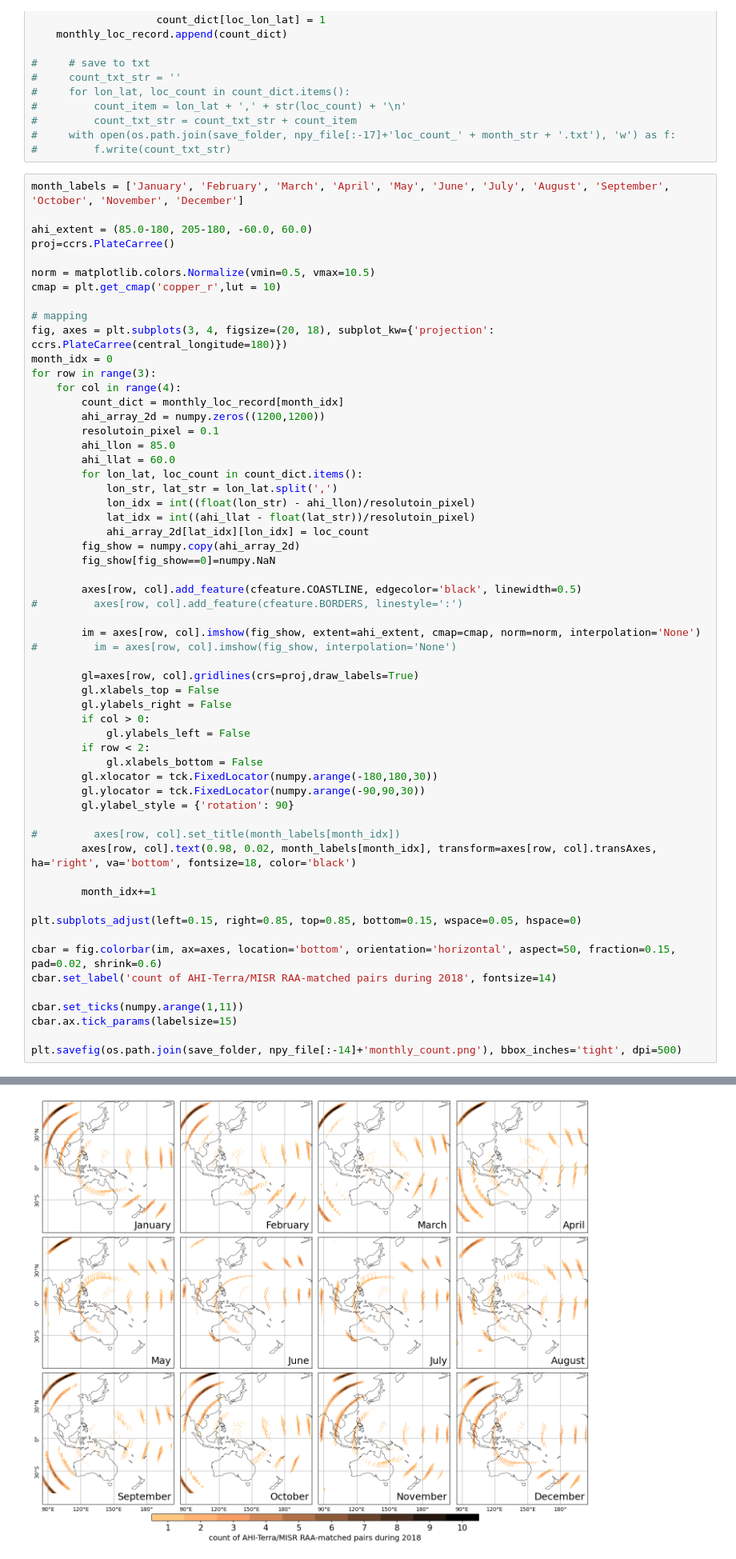
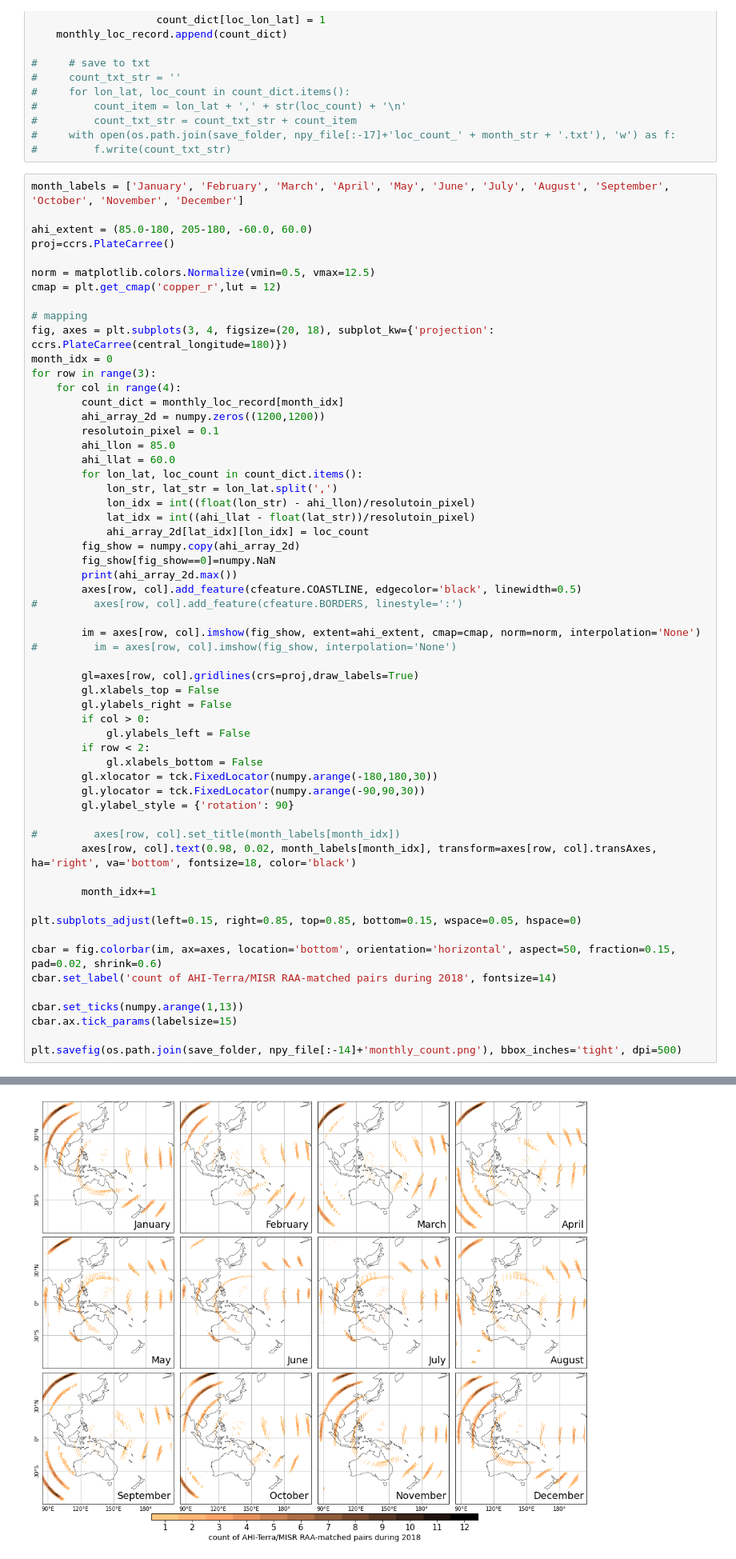
Before and after one commit to Bosh0113/MISR_AHI, a Jupyter notebook: Data_Screening/statistics/AHI-MISR/03_MISR_only_RAA_display.ipynb, the cells around one changed output, grey strips where cells are left out. Shown at 80% size. Saved outputs shown, nothing was run; the diff lists cells and outputs as text.

```diff
--- a/Data_Screening/statistics/AHI-MISR/03_MISR_only_RAA_display.ipynb
+++ b/Data_Screening/statistics/AHI-MISR/03_MISR_only_RAA_display.ipynb
@@ -73,8 +73,8 @@ month_labels = ['January', 'February', 'March', 'April', 'May', 'June', 'July',
 ahi_extent = (85.0-180, 205-180, -60.0, 60.0)
 proj=ccrs.PlateCarree()
 
-norm = matplotlib.colors.Normalize(vmin=0.5, vmax=10.5)
-cmap = plt.get_cmap('copper_r',lut = 10)
+norm = matplotlib.colors.Normalize(vmin=0.5, vmax=12.5)
+cmap = plt.get_cmap('copper_r',lut = 12)
 
 # mapping
 fig, axes = plt.subplots(3, 4, figsize=(20, 18), subplot_kw={'projection': ccrs.PlateCarree(central_longitude=180)})
@@ -93,7 +93,7 @@ for row in range(3):
             ahi_array_2d[lat_idx][lon_idx] = loc_count
         fig_show = numpy.copy(ahi_array_2d)
         fig_show[fig_show==0]=numpy.NaN
-
+        print(ahi_array_2d.max())
         axes[row, col].add_feature(cfeature.COASTLINE, edgecolor='black', linewidth=0.5)
 #         axes[row, col].add_feature(cfeature.BORDERS, linestyle=':')
 
@@ -121,7 +121,7 @@ plt.subplots_adjust(left=0.15, right=0.85, top=0.85, bottom=0.15, wspace=0.05, h
 cbar = fig.colorbar(im, ax=axes, location='bottom', orientation='horizontal', aspect=50, fraction=0.15, pad=0.02, shrink=0.6)
 cbar.set_label('count of AHI-Terra/MISR RAA-matched pairs during 2018', fontsize=14)
 
-cbar.set_ticks(numpy.arange(1,11))
+cbar.set_ticks(numpy.arange(1,13))
 cbar.ax.tick_params(labelsize=15)
 
 plt.savefig(os.path.join(save_folder, npy_file[:-14]+'monthly_count.png'), bbox_inches='tight', dpi=500)
@@ -129 +141 @@ plt.savefig(os.path.join(save_folder, npy_file[:-14]+'monthly_count.png'), bbox_
-[figure, old version]
+[figure, new version]
```
Also changed, not shown: parts of 1 cell of this notebook, 7 other files.
